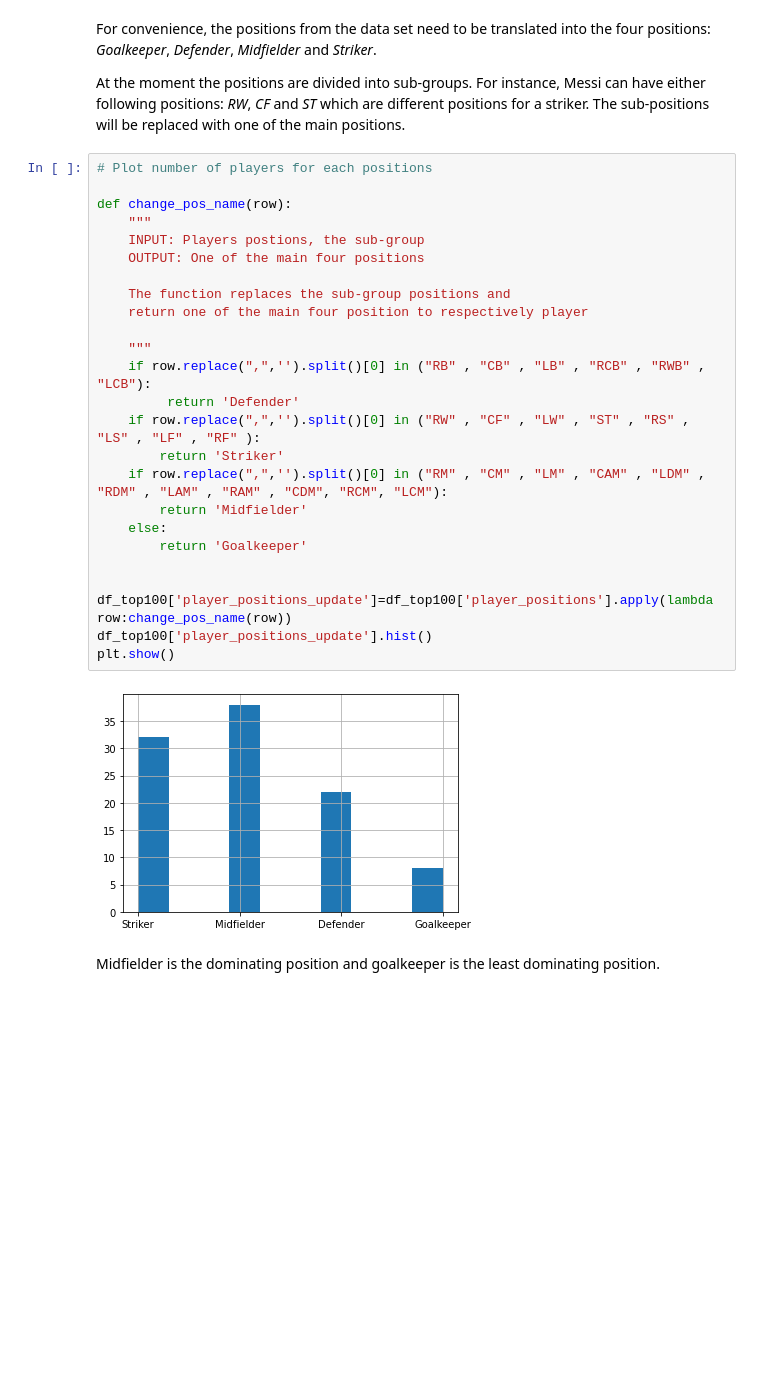
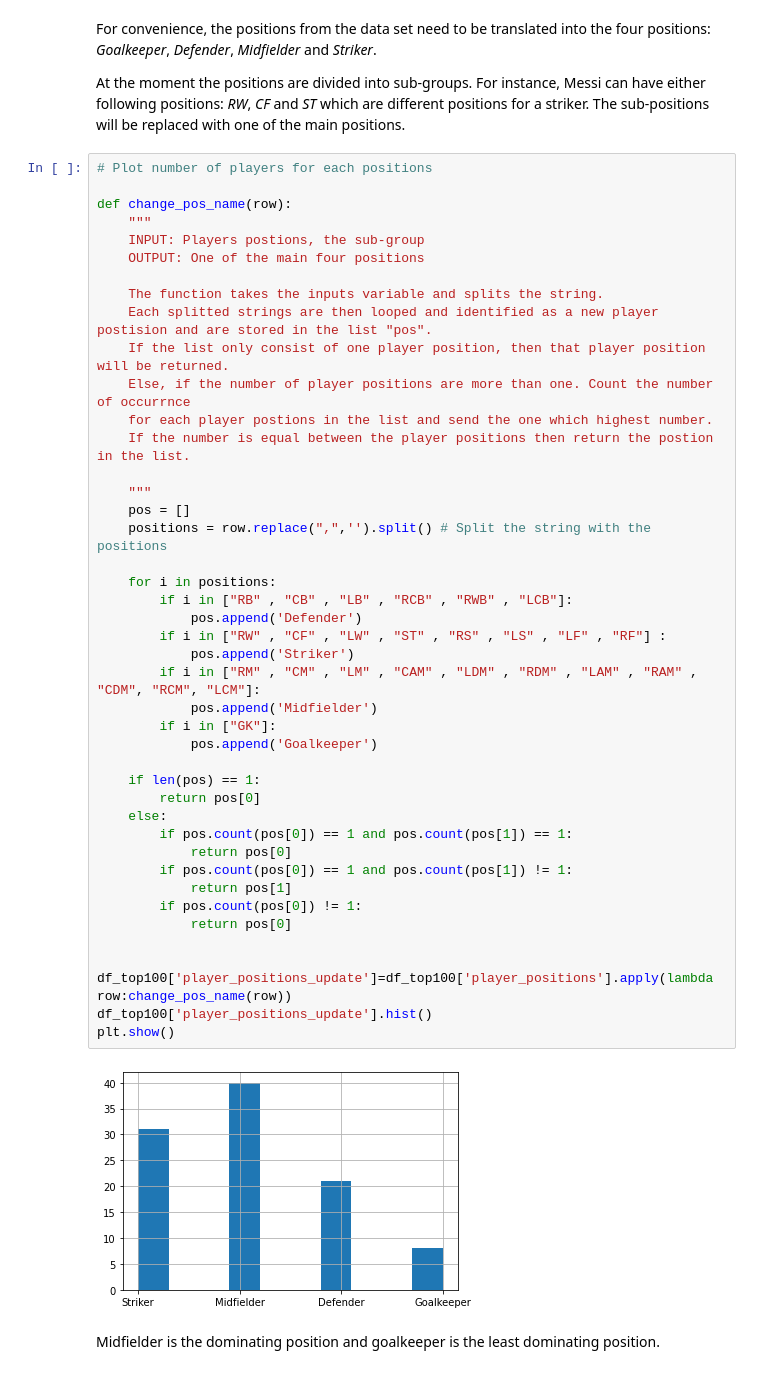
Before and after one commit to alexiska/Cluster-analysis-of-fifa-2020-data-set, a Jupyter notebook: Cluster analysis of fifa 2020 data set.ipynb, the cells around one changed output. Saved outputs shown, nothing was run; the diff lists cells and outputs as text; blank space fills up the shorter version.

```diff
--- a/Cluster analysis of fifa 2020 data set.ipynb
+++ b/Cluster analysis of fifa 2020 data set.ipynb
@@ -135,30 +135,48 @@ The sub-positions will be replaced with one of the main positions.
 # %%
 # Plot number of players for each positions
 
 def change_pos_name(row):
     """
     INPUT: Players postions, the sub-group
     OUTPUT: One of the main four positions
 
-    The function replaces the sub-group positions and
-    return one of the main four position to respectively player
+    The function takes the inputs variable and splits the string.
+    Each splitted strings are then looped and identified as a new player postision and are stored in the list "pos".
+    If the list only consist of one player position, then that player position will be returned.
+    Else, if the number of player positions are more than one. Count the number  of occurrnce
+    for each player postions in the list and send the one which highest number.
+    If the number is equal between the player positions then return the postion in the list.
 
     """
-    if row.replace(",",'').split()[0] in ("RB" , "CB" , "LB" , "RCB" , "RWB" , "LCB"):
-         return 'Defender'
-    if row.replace(",",'').split()[0] in ("RW" , "CF" , "LW" , "ST" , "RS" , "LS" , "LF" , "RF" ):
-        return 'Striker'
-    if row.replace(",",'').split()[0] in ("RM" , "CM" , "LM" , "CAM" , "LDM" , "RDM" , "LAM" , "RAM" , "CDM", "RCM", "LCM"):
-        return 'Midfielder'
+    pos = []
+    positions = row.replace(",",'').split() # Split the string with the positions
+
+    for i in positions:
+        if i in ["RB" , "CB" , "LB" , "RCB" , "RWB" , "LCB"]:
+            pos.append('Defender')
+        if i in ["RW" , "CF" , "LW" , "ST" , "RS" , "LS" , "LF" , "RF"] :
+            pos.append('Striker')
+        if i in ["RM" , "CM" , "LM" , "CAM" , "LDM" , "RDM" , "LAM" , "RAM" , "CDM", "RCM", "LCM"]:
+            pos.append('Midfielder')
+        if i in ["GK"]:
+            pos.append('Goalkeeper')
+
+    if len(pos) == 1:
+        return pos[0]
     else:
-        return 'Goalkeeper'
+        if pos.count(pos[0]) == 1 and pos.count(pos[1]) == 1:
+            return pos[0]
+        if pos.count(pos[0]) == 1 and pos.count(pos[1]) != 1:
+            return pos[1]
+        if pos.count(pos[0]) != 1:
+            return pos[0]
 
 
 df_top100['player_positions_update']=df_top100['player_positions'].apply(lambda row:change_pos_name(row))
 df_top100['player_positions_update'].hist()
 plt.show()
 # %% [output]
-[figure, old version]
+[figure, new version]
 # %% [markdown]
 Midfielder is the dominating position and goalkeeper is the least dominating position.
 # %%
```
Also changed, not shown: parts of 11 cells of this notebook, 1 other file.
